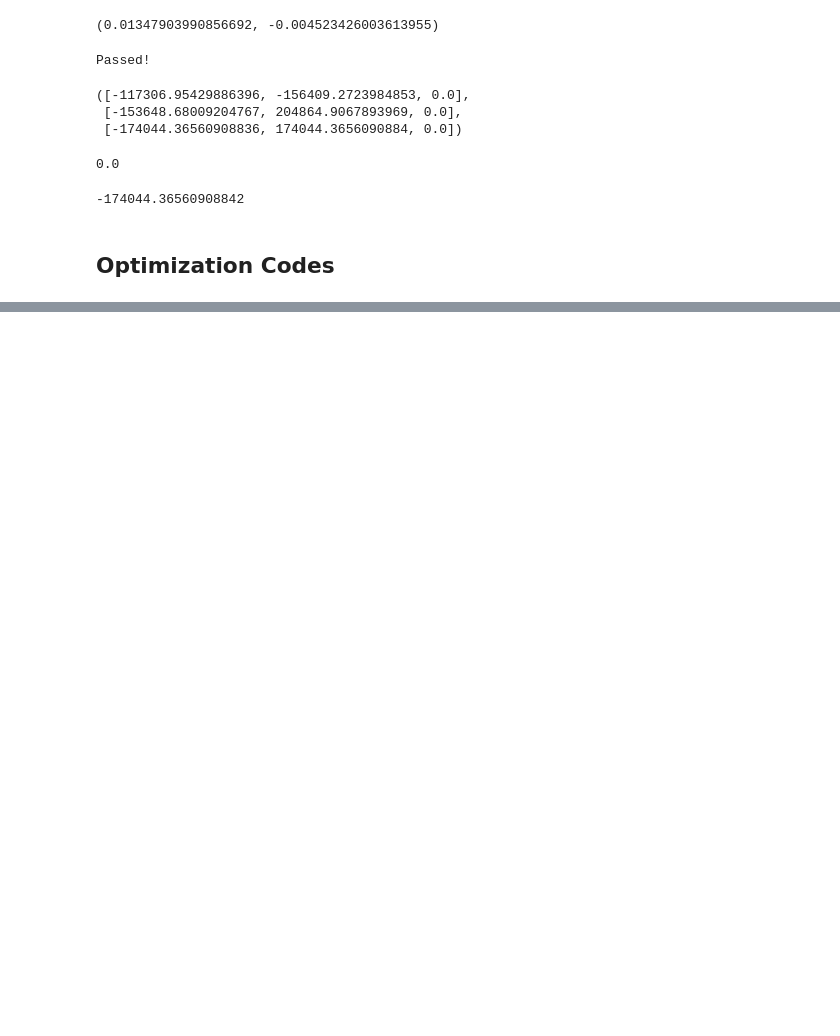
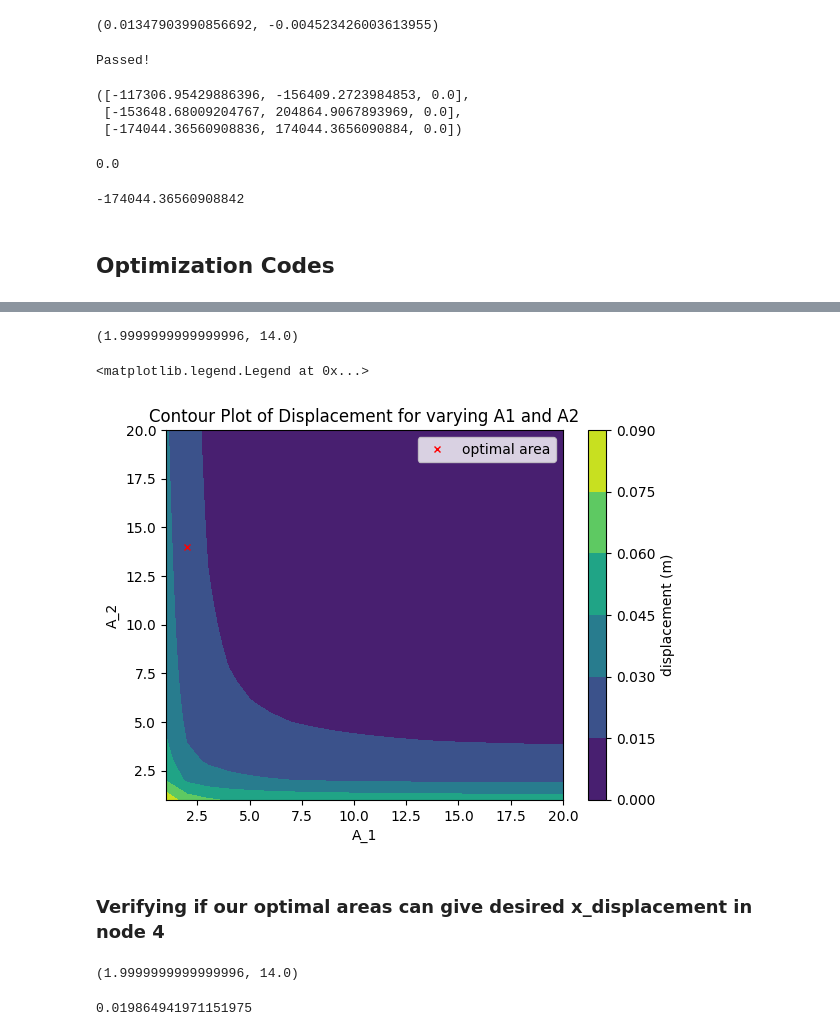
Before and after one commit to Ashim-Paudel/OpenSees-Resources-for-Beginners, a Jupyter notebook: Basic Truss Analysis/Elastic Truss Analysis.ipynb, the cells around one changed output, grey strips where cells are left out. Saved outputs shown, nothing was run; the diff lists cells and outputs as text; code cells hidden in the pictures; blank space fills up the shorter version.

Commit message:
Area optimization for Linear Truss Analysis

```diff
--- a/Basic Truss Analysis/Elastic Truss Analysis.ipynb
+++ b/Basic Truss Analysis/Elastic Truss Analysis.ipynb
@@ -220,0 +238,21 @@ r1[1]+r2[1]+py
+# %%
+#target displacement
+#only gravity analysis
+
+target_dispx = 0.02 * m
+
+area_low = 1* sqinch
+area_high = 20* sqinch
+
+area_series = np.linspace(area_low, area_high, 20)
+
+output_disp = np.zeros((20,20))
+Area_vals = np.zeros((20,20))
+# %%
+for i,a1 in enumerate(area_series):
+    for j,a2 in enumerate(area_series):
+        getNodes(nodes_coor)
+        getElements(E, a1, a2, a2)
+        getAnalysis(px, py)
+        output_disp[i, j] = ops.nodeDisp(4,1)
+        print(a1/sqinch, a2/sqinch, output_disp[i,j])
@@ -220,0 +277,36 @@ r1[1]+r2[1]+py
+# %%
+area_meshgridx, area_meshgridy = np.meshgrid(area_series/sqinch, area_series/sqinch)
+# %%
+target_near_disp_pos = np.argmin(abs(output_disp - target_dispx))
+target_near_disp = output_disp.reshape(400)[target_near_disp_pos]
+a1_optimal, a2_optimal = area_meshgridy.reshape(400)[target_near_disp_pos], area_meshgridx.reshape(400)[target_near_disp_pos]
+# %%
+a1_optimal, a2_optimal
+# %% [output]
+(1.9999999999999996, 14.0)
+# %%
+fig, ax = plt.subplots()
+contour_plot = ax.contourf(area_meshgridy, area_meshgridx, output_disp)
+ax.set_xlabel(r"A_1")
+ax.set_ylabel(r"A_2")
+colorbar = fig.colorbar(mappable=contour_plot, label="displacement (m)")
+ax.plot(a1_optimal, a2_optimal, 'rx', ms=5, label="optimal area")
+plt.title("Contour Plot of Displacement for varying A1 and A2")
+plt.legend()
+# %% [output]
+<matplotlib.legend.Legend at 0x...>
+[figure, added]
+# %% [markdown]
+### Verifying if our optimal areas can give desired x_displacement in node 4
+# %%
+a1_optimal, a2_optimal
+# %% [output]
+(1.9999999999999996, 14.0)
+# %%
+getNodes(nodes_coor)
+getElements(E, a1_optimal*sqinch, a2_optimal*sqinch, a2_optimal*sqinch)
+getAnalysis(px, py)
+
+ops.nodeDisp(4, 1)
+# %% [output]
+0.019864941971151975
```
Also changed, not shown: parts of 10 cells of this notebook.
